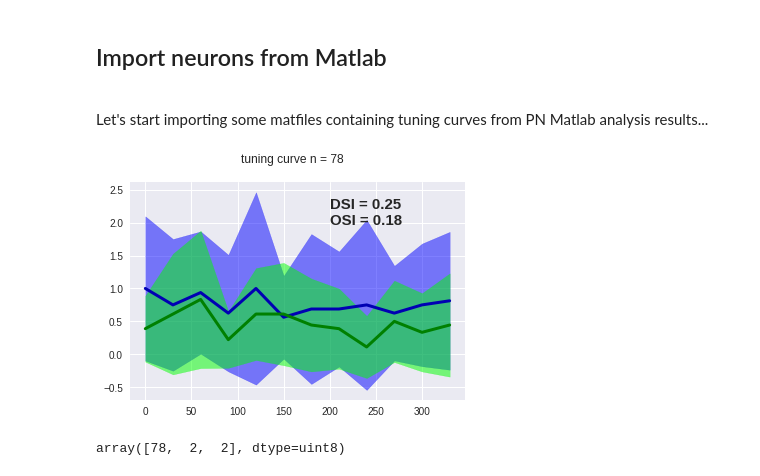
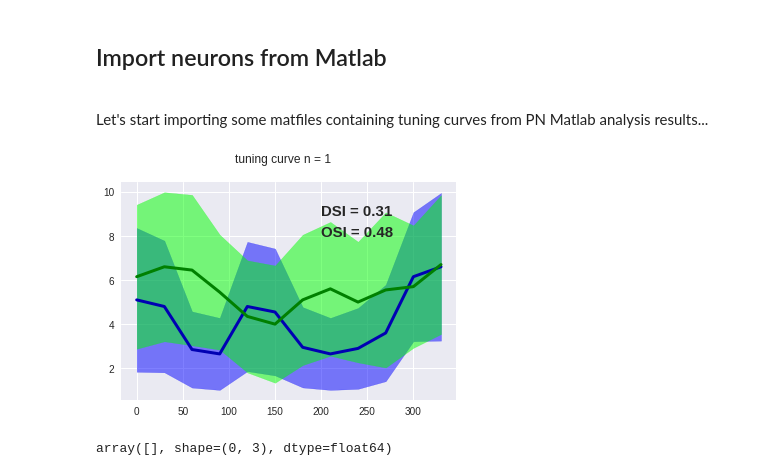
Before and after one commit to gmatteuc/PyPN, a Jupyter notebook: Test.ipynb, the cells around one changed output. Cells and saved outputs as stored; diff of their text form; code cells hidden in the pictures.

Commit message:
Second commit: unclassified indeces computed

```diff
--- a/Test.ipynb
+++ b/Test.ipynb
@@ -32,10 +37,6 @@ display(inputval)
 # %%
 # select a given tuning curve
-if bool(inputval.value):
-    n_inp=int(inputval.value)
-    n=n_inp
-else:
-    n=1
+n=1
 isf=0
 itf=0
 iid=0
@@ -46,40 +47,50 @@ tc=Tc[:,n,isf,itf,iid]
 tce=Tce[:,n,isf,itf,iid]
 dsi = DSI[n,isf,itf,iid]
 osi = OSI[n,isf,itf,iid]
 
 # plot with errorbar
 fig_tc = plt.figure()
 plot_tc(tc,tce,col,coll,dsi=dsi,osi=osi)
 fig_tc.suptitle('tuning curve n = '+ "%.0f" % n)
 fig_tc.hold(True)
 
 # select a given tuning curve
 isf=0
 itf=0
 iid=1
 
 col=[0,1,0] # choose errorbar color
 coll=[0,0.5,0] # choose line color
 tc=Tc[:,n,isf,itf,iid]
 tce=Tce[:,n,isf,itf,iid]
 dsi = DSI[n,isf,itf,iid]
 osi = OSI[n,isf,itf,iid]
 
 # plot another with errorbar
 plot_tc(tc,tce,col,coll)
 fig_tc.suptitle('tuning curve n = '+ "%.0f" % n)
 
 # save figure
 plt.savefig('testfig.jpg')
 plt.savefig('testfig.eps')
 # %% [output]
-[figure, old version]
+[figure, new version]
-# %%
-# read selected indeces mat file
-selmat = scipy.io.loadmat('SI_distributionsV1f.mat')
-# extract arrays from dictionary
-selected = selmat['selectedsi']
-for
-selected[0,0][0]
-# %% [output]
-array([78,  2,  2], dtype=uint8)
+# %%
+# read selected indeces mat file
+selmat = scipy.io.loadmat('SI_distributionsV1f.mat')
+# extract arrays from dictionary
+selected = selmat['selectedsi']
+selected=np.squeeze(selected)
+selidx=np.zeros((len(selected),3))
+for i in range(len(selected)):
+    selidx[i,:]=np.squeeze(selected[i])
+
+dsnidx=np.empty(shape=[0,3]) # modo di inizializzare empty array per accatastare orizzontalmente
+for i in range(selidx.shape[0]):
+    tempindex=tuple((selidx[i,:].astype(int)-1))+(0,)
+    if DSI[tempindex]>0.5:
+        dsnidx=np.append(dsnidx,np.array([selidx[i,:]]),axis=0) # np.array([selid... -> expand dim
+        # append(,axis=) , hstack e vstak hanno bisogno di partire da array con le dimensioni
+        # lungo cui NON accatasti uguali a quelle di ciò che accatasti (vedi vstack?)
+# %% [output]
+array([], shape=(0, 3), dtype=float64)
```
Also changed, not shown: parts of 2 cells of this notebook.
